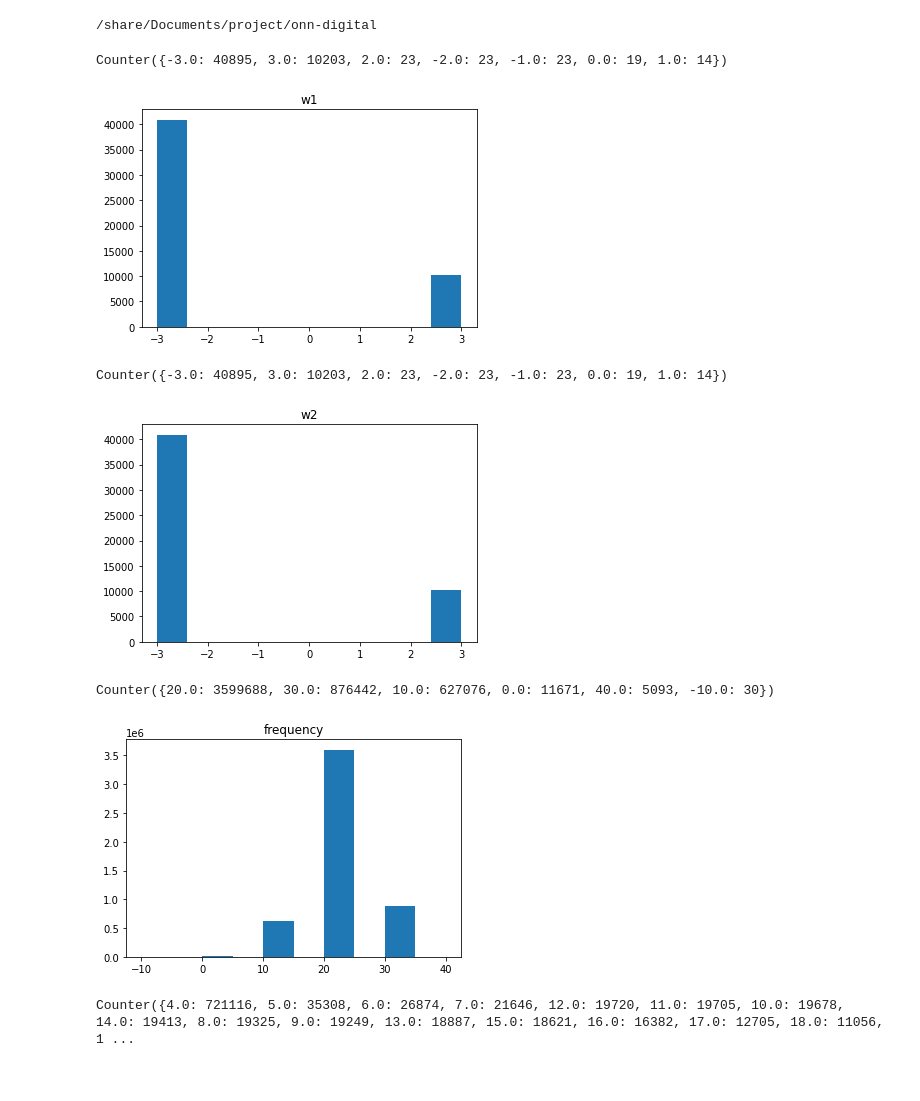
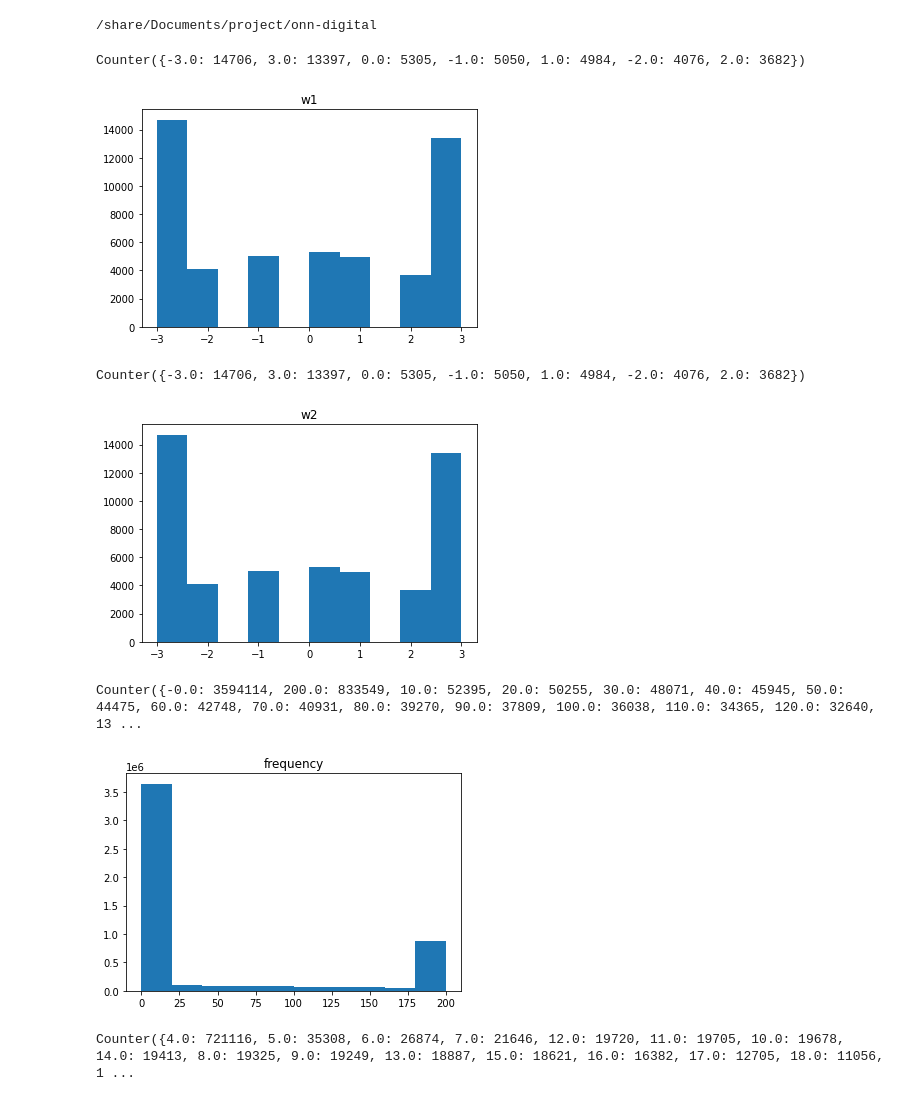
Before and after one commit to Roxbili/onn-digital, a Jupyter notebook: code_tf/statistic.ipynb, the cells around one changed output. Cells and saved outputs as stored; diff of their text form; code cells hidden in the pictures.

```diff
--- a/code_tf/statistic.ipynb
+++ b/code_tf/statistic.ipynb
@@ -6,6 +6,8 @@ from collections import Counter
 
 os.chdir('/share/Documents/project/onn-digital')
 print(os.getcwd())
+
+npy_dir = 'log_tf/npy_e_noAdd3'
 # %% [output]
 /share/Documents/project/onn-digital
 # %%
@@ -17,21 +19,21 @@ def show(data, title):
     plt.title(title)
     plt.show()
 # %%
-w1 = np.load('log_tf/npy/w1.npy').reshape(-1)
+w1 = np.load(os.path.join(npy_dir, 'w1.npy')).reshape(-1)
 show(w1, 'w1')
 # %% [output]
-Counter({-3.0: 40895, 3.0: 10203, 2.0: 23, -2.0: 23, -1.0: 23, 0.0: 19, 1.0: 14})
+Counter({-3.0: 14706, 3.0: 13397, 0.0: 5305, -1.0: 5050, 1.0: 4984, -2.0: 4076, 2.0: 3682})
-[figure, old version]
+[figure, new version]
 # %%
-w2 = np.load('log_tf/npy/w2.npy').reshape(-1)
+w2 = np.load(os.path.join(npy_dir, 'w2.npy')).reshape(-1)
 show(w1, 'w2')
 # %% [output]
-Counter({-3.0: 40895, 3.0: 10203, 2.0: 23, -2.0: 23, -1.0: 23, 0.0: 19, 1.0: 14})
+Counter({-3.0: 14706, 3.0: 13397, 0.0: 5305, -1.0: 5050, 1.0: 4984, -2.0: 4076, 2.0: 3682})
-[figure, old version]
+[figure, new version]
 # %%
-frequency = np.load('log_tf/npy/frequency.npy').reshape(-1)
+frequency = np.load(os.path.join(npy_dir, 'frequency.npy')).reshape(-1)
 show(frequency, 'frequency')
 # %% [output]
-Counter({20.0: 3599688, 30.0: 876442, 10.0: 627076, 0.0: 11671, 40.0: 5093, -10.0: 30})
+Counter({-0.0: 3594114, 200.0: 833549, 10.0: 52395, 20.0: 50255, 30.0: 48071, 40.0: 45945, 50.0: 44475, 60.0: 42748, 70.0: 40931, 80.0: 39270, 90.0: 37809, 100.0: 36038, 110.0: 34365, 120.0: 32640, 13 ...
-[figure, old version]
+[figure, new version]
 # %%
```
Also changed, not shown: parts of 3 cells of this notebook, 2 other files.
